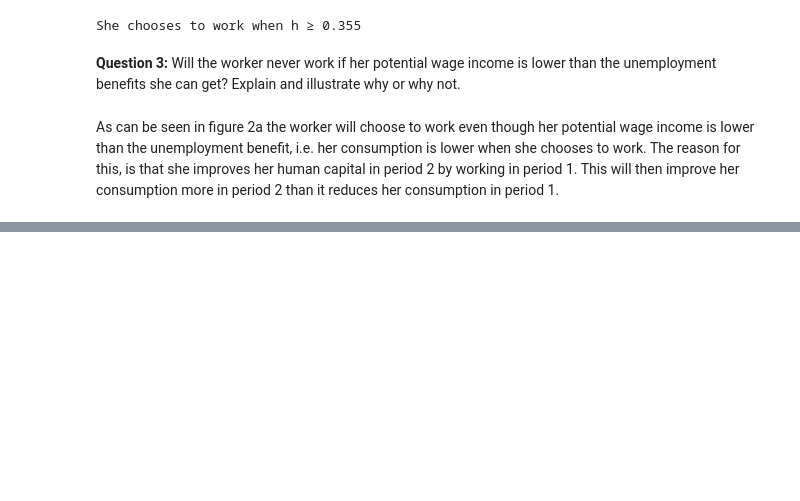
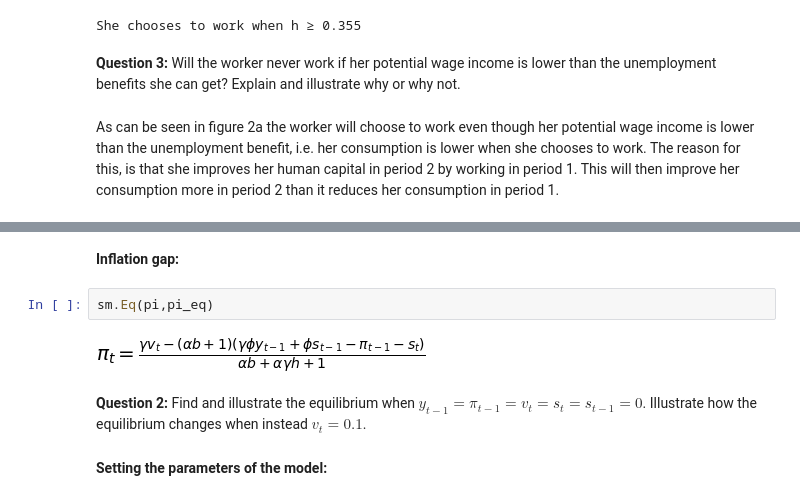
Before and after one commit to NumEconCopenhagen/projects-2019-tm-and-mp, a Jupyter notebook: examproject/examproject.ipynb, the cells around one changed output, grey strips where cells are left out. Saved outputs shown, nothing was run; the diff lists cells and outputs as text; blank space fills up the shorter version.

```diff
--- a/examproject/examproject.ipynb
+++ b/examproject/examproject.ipynb
@@ -223,0 +283,10 @@ The reason for this, is that she improves her human capital in period 2 by worki
+# %% [markdown]
+**Inflation gap:**
+# %%
+sm.Eq(pi,pi_eq)
+# %% [output]
+[figure, added]
+# %% [markdown]
+**Question 2:** Find and illustrate the equilibrium when $y_{t-1} = \pi_{t-1} = v_t = s_t = s_{t-1} = 0$. Illustrate how the equilibrium changes when instead $v_t = 0.1$.
+# %% [markdown]
+**Setting the parameters of the model:**
```
Also changed, not shown: parts of 48 cells of this notebook.
